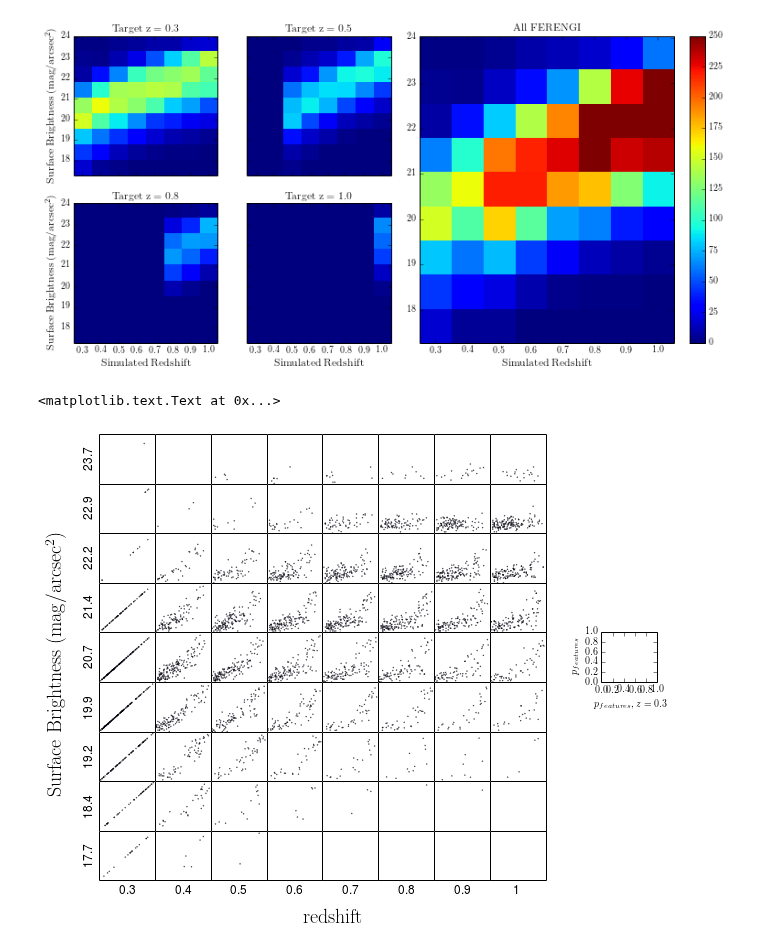
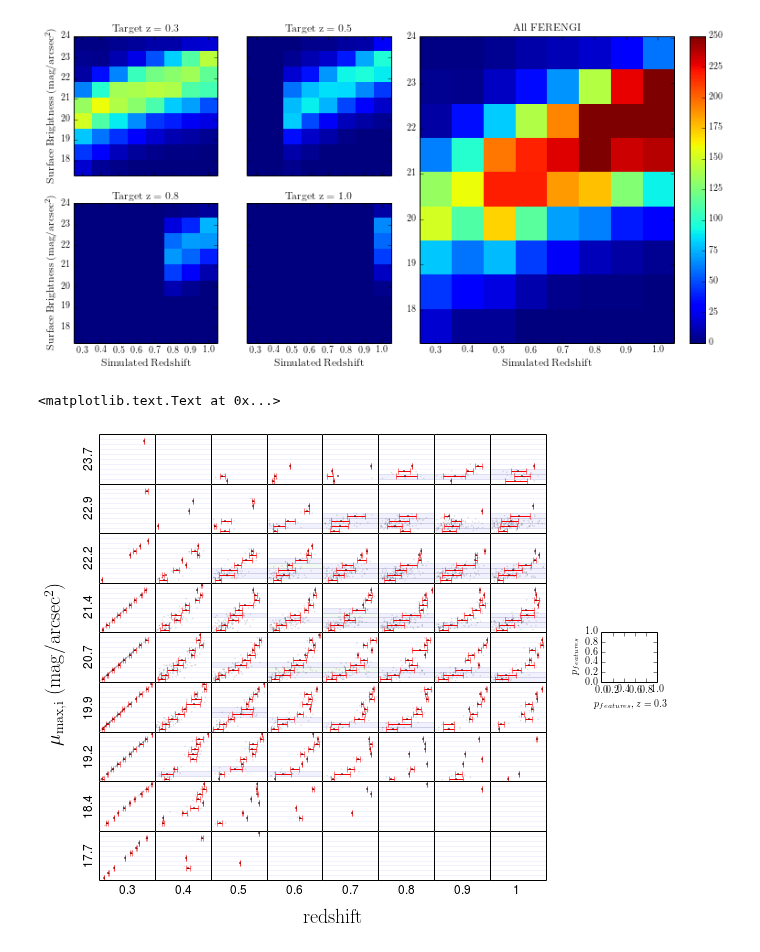
Before and after one commit to willettk/gzhubble, a Jupyter notebook: python/p_features_thresholds.ipynb, the cells around one changed output. Saved outputs shown, nothing was run; the diff lists cells and outputs as text; code cells hidden in the pictures.

Commit message:
shaded undebiasable regions of SB redshift space

```diff
--- a/python/p_features_thresholds.ipynb
+++ b/python/p_features_thresholds.ipynb
@@ -9,7 +12,7 @@ mpl.rcParams['text.usetex']=True
 Populating the interactive namespace from numpy and matplotlib
 # %%
 #Load Data!
-data=pyfits.open('../data/ferengi_sb.fits')
+data=pyfits.open('../data/ferengi_debiasable_data')
 data=data[1].data
 # %%
 #cheap way of selecting only "Target z of 0.3" galaxies - ie those which were FERENGI'd from 0.3 to 1.0.
@@ -107,31 +111,79 @@ for y in range(0,len(yedges)-1):
 # %%
 #Plot p_features at a given redshift vs p_features at z=0.3 at each redshift, binned by surface brightness
 f=figure(figsize=(10,8))
+totalcount=0
+badcount=0
 gs=gridspec.GridSpec(9,10)
 gs.update(wspace=0)
 gs.update(hspace=0)
 yedge_int=[8,7,6,5,4,3,2,1,0]
+p_features_bins=np.linspace(.05,.95,10)
 y_label=[]
 for i in range(0,len(yedges)-1):
     y_label.append(round((yedges[i]+yedges[i+1])/2,1))
 y_label=y_label[::-1]
 for j,y in enumerate(yedge_int):
     for i,z in enumerate(reds):
         plt.subplot(gs[j,i])
-        plt.scatter(scatter_dct[z,yedges[y],'lo'],scatter_dct[z,yedges[y],'hi'],marker='.',s=.5)
+        xs=scatter_dct[z,yedges[y],'lo']
+        ys=scatter_dct[z,yedges[y],'hi']
+        totalcount+=len(xs)
+   #     xs,ys=[list(x) for x in zip(*sorted(zip(xs, ys), key=itemgetter(0)))] #sorting only relevant so the fits can be plot later
+        this_dct={}
+        for k in range(0,10):
+            this_dct[k/10.,(k+1)/10.]=[]
+        for k in range (0,10):
+            for l,val in enumerate(ys):
+                if ys[l] >= k/10. and ys[l] < (k+1)/10.:
+                    this_dct[k/10.,(k+1)/10.].append(xs[l])
+        plt.scatter(xs,ys,marker='.',s=.5,alpha=.2)
+        for k in range(0,10):
+            plt.axhline(y=k/10.,alpha=.1,lw=.5)
+        p_features_means=[]
+        x_error_lo=[]
+        x_error_hi=[]
+        for k in range(0,10):
+            p_features_means.append(np.mean(this_dct[k/10.,(k+1)/10.]))
+            try:
+                x_error_lo.append(p_features_means[k] - np.percentile(this_dct[k/10.,(k+1)/10.],25))
+            except ValueError:
+                x_error_lo.append(0)
+            try:
+                x_error_hi.append(np.percentile(this_dct[k/10.,(k+1)/10.],75) - p_features_means[k])
+            except ValueError:
+                x_error_hi.append(0)
+        plt.errorbar(p_features_means,p_features_bins,xerr=[x_error_lo,x_error_hi],fmt='o',c='r',markersize=1)
+        for k in range(0,10):
+            try:
+                if x_error_lo[k]+x_error_hi[k] > 0.2 and len(this_dct[k/10.,(k+1)/10.])>5: # if width of inter quartiles > .2 and if>5 pts, shade that shit
+                    plt.axhspan(k/10.,(k+1)/10.,alpha=.05)
+                    badcount+=len(this_dct[k/10.,(k+1)/10.])
+            except ValueError:
+                pass
+        #janky plotting the middle spaces green, should probably automate at some point. yay brute force on a train.
+        if z ==.6 and j==2:
+            plt.axhspan(.3,.4,alpha=.05,facecolor='g')
+        if z ==.6 and j==4:
+            plt.axhspan(.2,.3,alpha=.05,facecolor='g')
+        if z ==.7 and j==3:
+            plt.axhspan(.3,.4,alpha=.05,facecolor='g')
+        if z ==.7 and j==4:
+            plt.axhspan(.2,.3,alpha=.05,facecolor='g')
         plt.tick_params(labelleft='off')
         plt.tick_params(top='off',bottom='off',right='off',left='off',labelbottom='off')
         plt.xlim(0,1)
         plt.ylim(0,1)
         if j==8:
             plt.xlabel('%s'%reds[i],fontsize=12)
         if i==0:
             plt.ylabel('%s'%y_label[j],fontsize=12)
 plt.subplot(gs[4,9])
 plt.xlabel(r'$p_{features},z=0.3$')
 plt.ylabel(r'$p_{features}$')
-f.text(.05,.5,r'$\mathrm{Surface~Brightness~(mag/arcsec^2)}$',rotation=90,fontsize=20,va='center')
+f.text(.05,.5,r'$\mathrm{\mu_{max,i}~(mag/arcsec^2)}$',rotation=90,fontsize=20,va='center')
 f.text(.45,.05,r'$\mathrm{redshift}$',fontsize=20,ha='center')
+
+#plt.savefig('images/p_vs_p_SB_redshift_2.pdf')
 # %% [output]
 <matplotlib.text.Text at 0x...>
-[figure, old version]
+[figure, new version]
```
Also changed, not shown: parts of 2 cells of this notebook.
